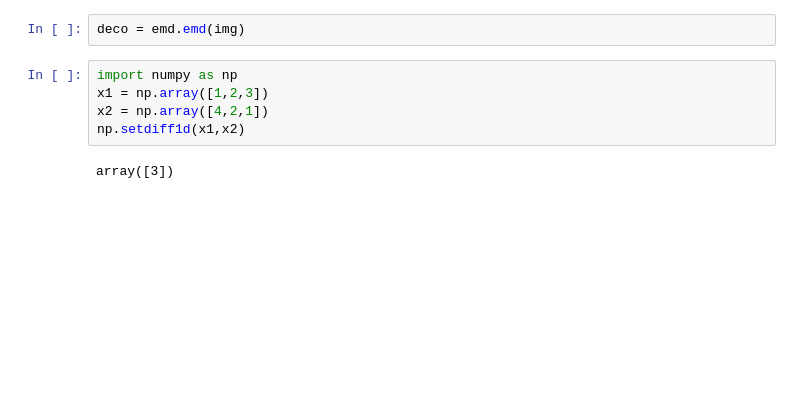
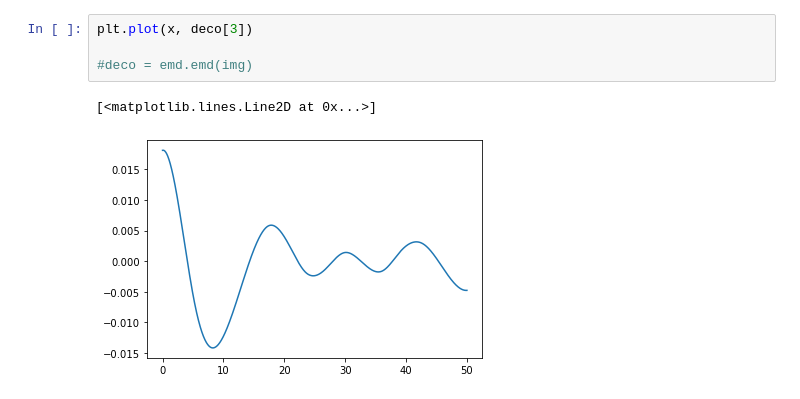
Before and after one commit to Matt88Ac/Hilbert-Huang-Transform-Super-Resolution, a Jupyter notebook: Scripts_Tryouts.ipynb, the cells around one changed output. Cells and saved outputs as stored; diff of their text form; blank space fills up the shorter version.

```diff
--- a/Scripts_Tryouts.ipynb
+++ b/Scripts_Tryouts.ipynb
@@ -12,9 +30,7 @@ ms.Show(img, 'RGB')
 # %%
-deco = emd.emd(img)
+plt.plot(x, deco[3])
+
+#deco = emd.emd(img)
+# %% [output]
+[<matplotlib.lines.Line2D at 0x...>]
+[figure, added]
-# %%
-import numpy as np
-x1 = np.array([1,2,3])
-x2 = np.array([4,2,1])
-np.setdiff1d(x1,x2)
-# %% [output]
-array([3])
```
Also changed, not shown: parts of 12 cells of this notebook, 5 other files.
